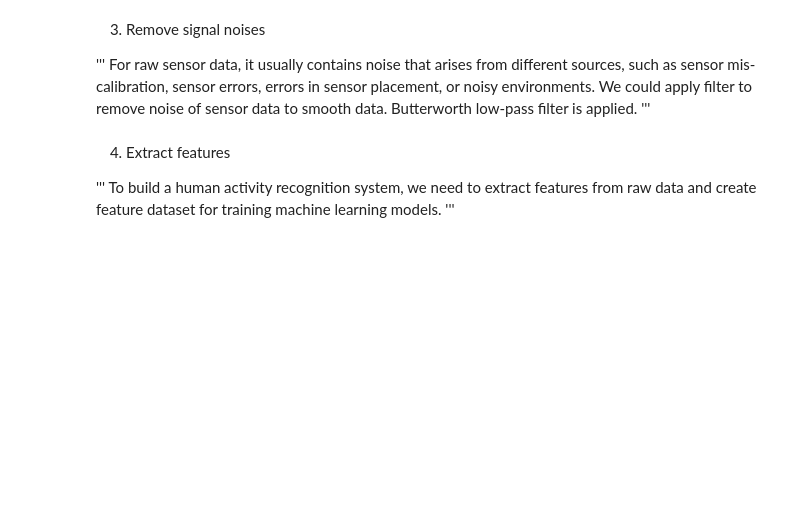
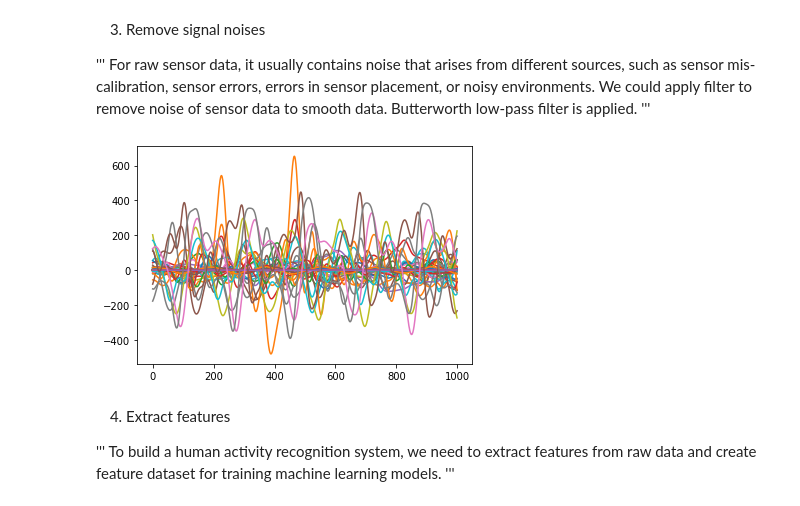
Before and after one commit to lbhuphatiraju/Comp255-Assessment-1, a Jupyter notebook: Assessment.ipynb, the cells around one changed output. Cells and saved outputs as stored; diff of their text form; code cells hidden in the pictures; blank space fills up the shorter version.

```diff
--- a/Assessment.ipynb
+++ b/Assessment.ipynb
@@ -68,15 +68,17 @@ to smooth data. Butterworth low-pass filter is applied.
 # %%
 # def noise_removing():
 for i in range(19):
     df = pd.read_csv('dataset/dataset_' + str(i + 1) + '.txt', sep=',', header=None)
-    # Butterworth low-pass filter. Chebyshev also tested. Both with parameters of 500
-b, a = signal.cheby2(4, 0.04, 'low', analog=False)
+    # Butterworth low-pass filter. Chebyshev also tested. Both with 500-1500 as the parameters
+b, a = signal.butter(4, 0.04, 'low', analog=False)
 for i in range(19):
     df_activity = df[df[24] == (i+1)].values
     for i in range(6):
         df_activity[:,i] = signal.lfilter(b, a, df_activity[:, i])
     plt.plot(df_activity[500:1500, 0:6])
 plt.show()
+# %% [output]
+[figure, added]
 # %% [markdown]
 4) Extract features
 
```
